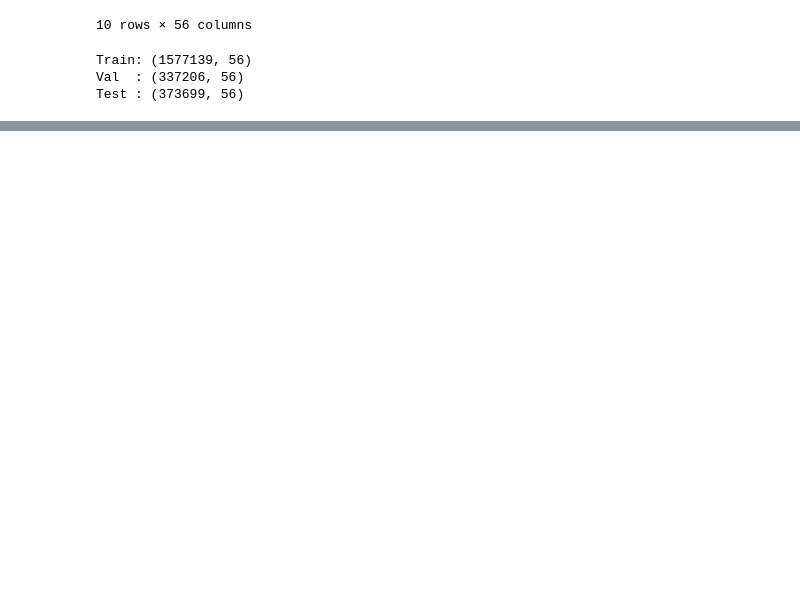
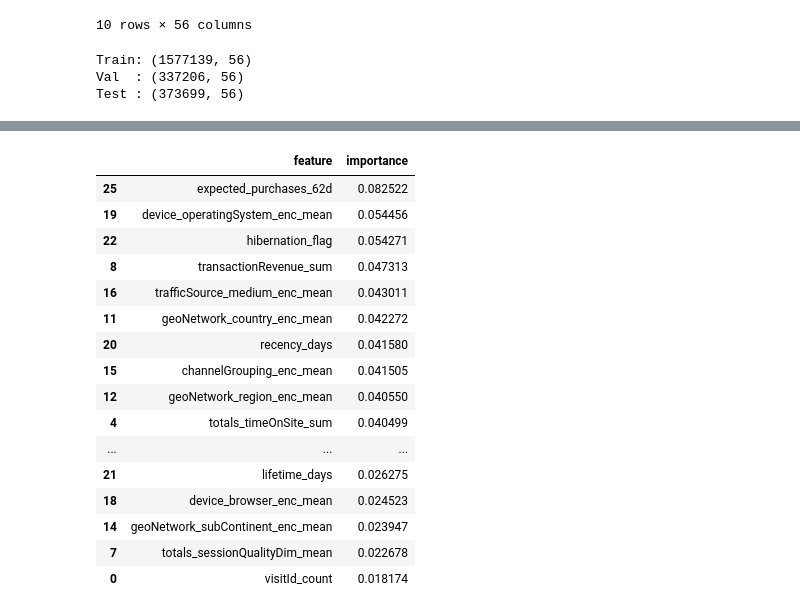
Before and after one commit to groups2/data_driven_marketing, a Jupyter notebook: Notebooks/feature_engineering.ipynb, the cells around one changed output, grey strips where cells are left out. Drawn from its saved outputs; the diff is of its cells as text; code cells hidden in the pictures; blank space fills up the shorter version.

Commit message:
update tranform and selection data

```diff
--- a/Notebooks/feature_engineering.ipynb
+++ b/Notebooks/feature_engineering.ipynb
@@ -483,7 +483,7 @@ for idx, fold_row in folds_info_df.iterrows():
 
     # Velocity: Last 30d vs Previous 90d
     date_30d_ago  = feature_end_date - pd.Timedelta(days=30)
-    date_120d_ago = feature_end_date - pd.Timedelta(days=120)
+    date_90d_ago = feature_end_date - pd.Timedelta(days=90)
 
     v30 = df_feat[df_feat['date'] >= date_30d_ago].groupby('fullVisitorId').agg(
         pv_last30      =('totals_pageviews', 'mean'),
@@ -492,7 +492,7 @@ for idx, fold_row in folds_info_df.iterrows():
     ).reset_index()
 
     v90 = df_feat[
-        (df_feat['date'] >= date_120d_ago) & (df_feat['date'] < date_30d_ago)
+        (df_feat['date'] >= date_90d_ago) & (df_feat['date'] < date_30d_ago)
     ].groupby('fullVisitorId').agg(
         pv_prev90      =('totals_pageviews', 'mean'),
         hits_prev90    =('totals_hits',      'mean'),
@@ -938,0 +682,6 @@ Saved!
+# %%
+import pandas as pd
+import pickle
+
+input_path = '../data/processed_folds.pkl'
+processed_folds = pd.read_pickle(input_path)
@@ -938,0 +857,20 @@ Saved!
+# %%
+importance_df
+# %% [output]
+|  | feature | importance |
+| 25 | expected_purchases_62d | 0.082522 |
+| 19 | device_operatingSystem_enc_mean | 0.054456 |
+| 22 | hibernation_flag | 0.054271 |
+| 8 | transactionRevenue_sum | 0.047313 |
+| 16 | trafficSource_medium_enc_mean | 0.043011 |
+| 11 | geoNetwork_country_enc_mean | 0.042272 |
+| 20 | recency_days | 0.041580 |
+| 15 | channelGrouping_enc_mean | 0.041505 |
+| 12 | geoNetwork_region_enc_mean | 0.040550 |
+| 4 | totals_timeOnSite_sum | 0.040499 |
+| ... | ... | ... |
+| 21 | lifetime_days | 0.026275 |
+| 18 | device_browser_enc_mean | 0.024523 |
+| 14 | geoNetwork_subContinent_enc_mean | 0.023947 |
+| 7 | totals_sessionQualityDim_mean | 0.022678 |
+| 0 | visitId_count | 0.018174 |
```
Also changed, not shown: parts of 7 cells of this notebook.
